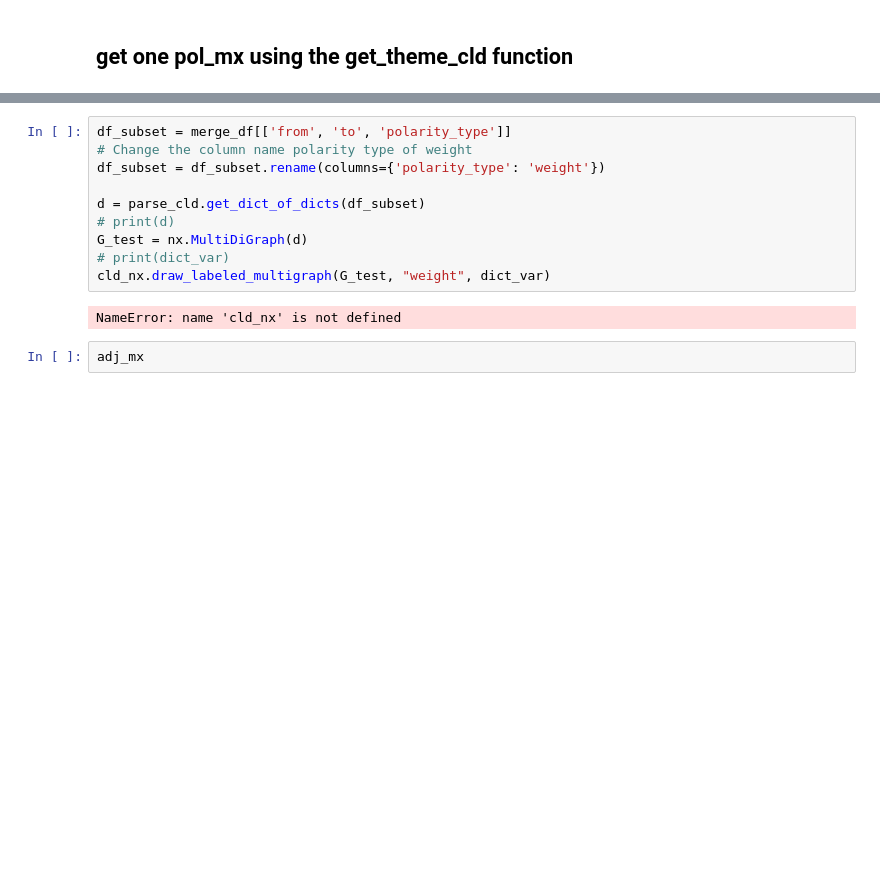
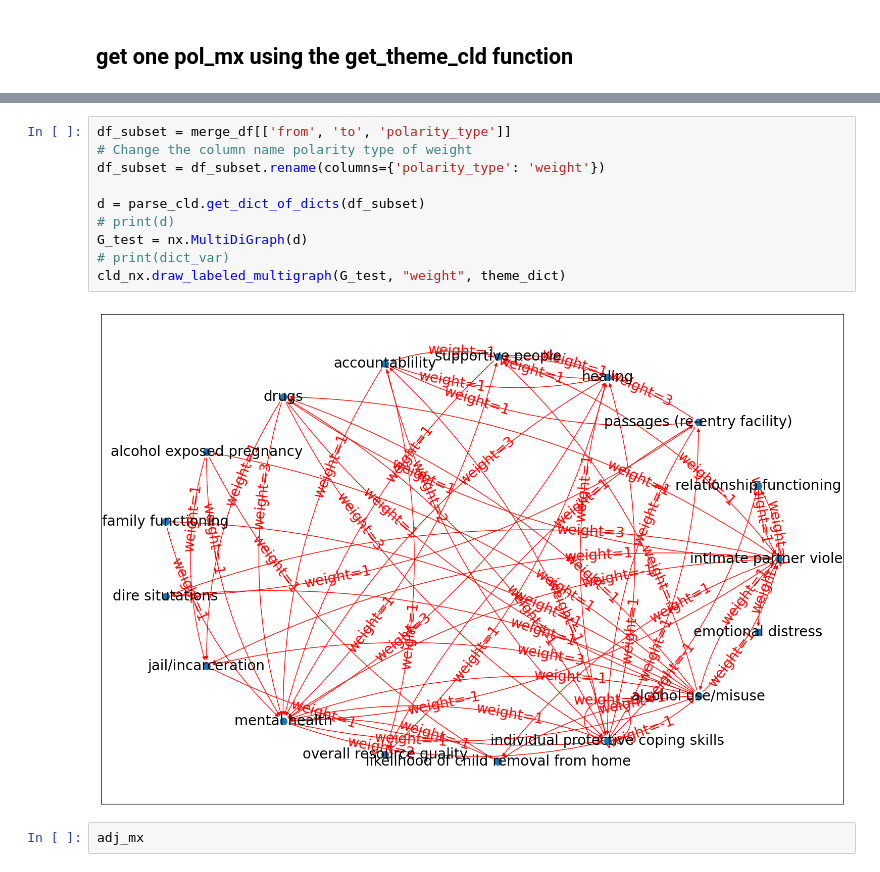
Before and after one commit to georgia-max/MentalMaps_Aggregation, a Jupyter notebook: Jupyter/aggregateCLD.ipynb, the cells around one changed output, grey strips where cells are left out. Cells and saved outputs as stored; diff of their text form; blank space fills up the shorter version.

Commit message:
unit test"

```diff
--- a/Jupyter/aggregateCLD.ipynb
+++ b/Jupyter/aggregateCLD.ipynb
@@ -252,15 +295,15 @@ merge_df
 # %%
 df_subset = merge_df[['from', 'to', 'polarity_type']]
 # Change the column name polarity type of weight
 df_subset = df_subset.rename(columns={'polarity_type': 'weight'})
 
 d = parse_cld.get_dict_of_dicts(df_subset)
 # print(d)
 G_test = nx.MultiDiGraph(d)
 # print(dict_var)
-cld_nx.draw_labeled_multigraph(G_test, "weight", dict_var)
+cld_nx.draw_labeled_multigraph(G_test, "weight", theme_dict)
 # %% [output]
-NameError: name 'cld_nx' is not defined
+[figure, added]
 # %%
 adj_mx
 # %% [output]
```
Also changed, not shown: parts of 26 cells of this notebook, 7 other files.
